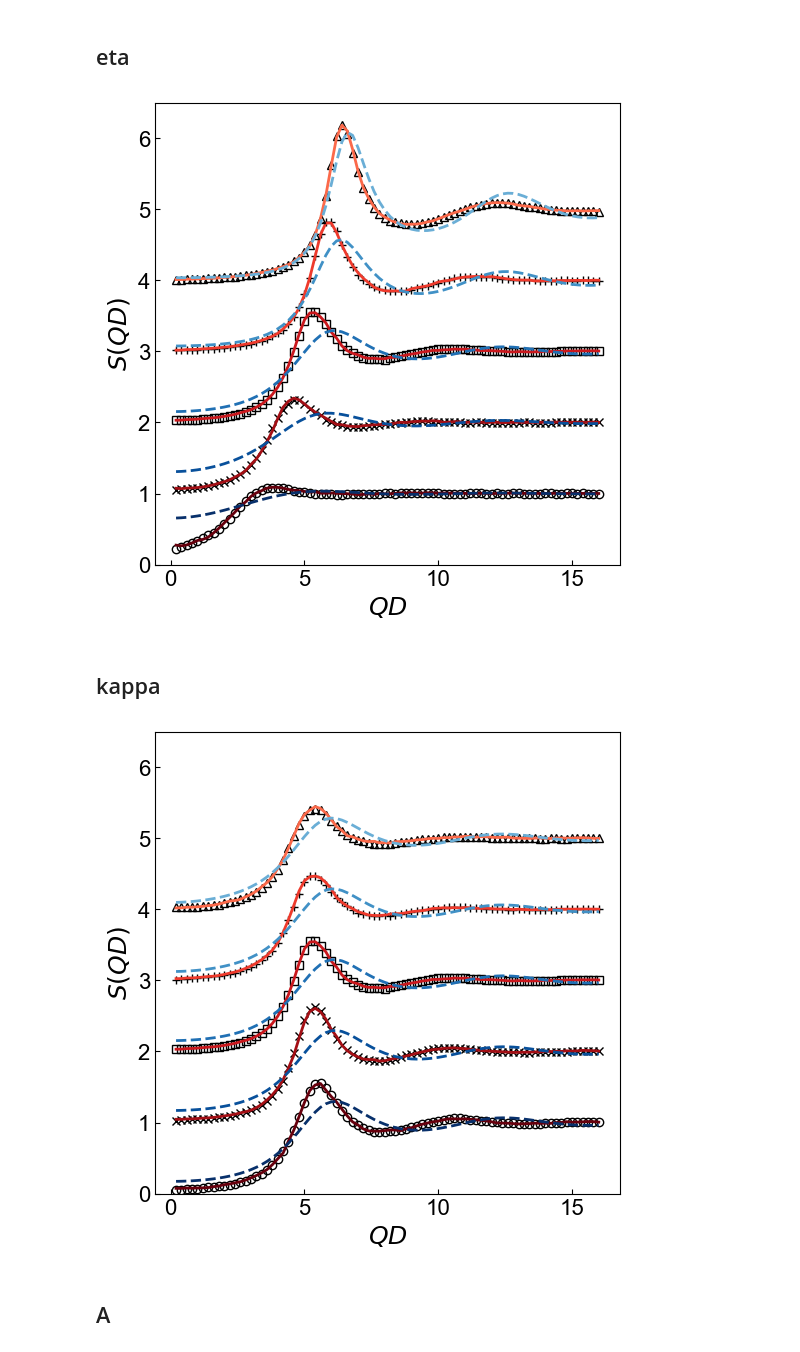
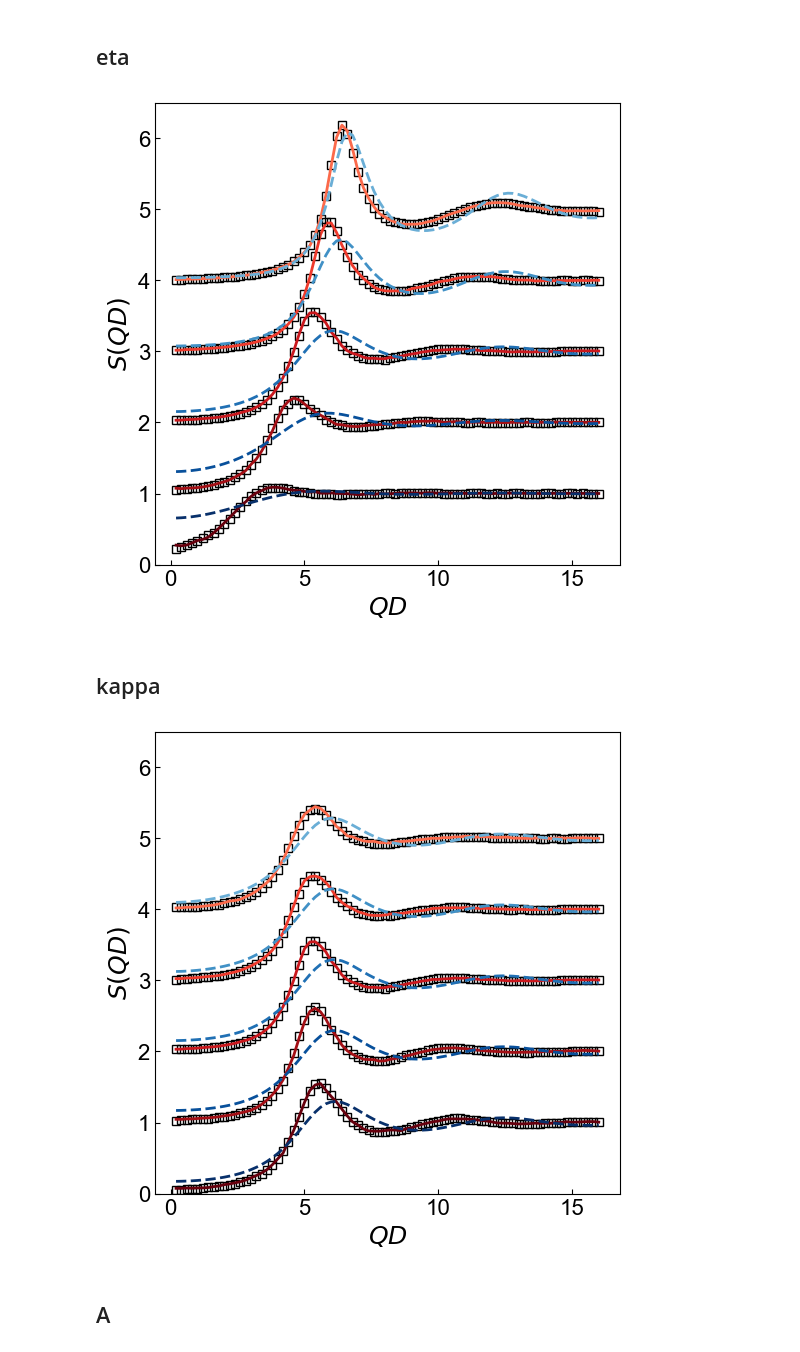
Before and after one commit to ch-tung/SQ_VAE, a Jupyter notebook: direct_param_SQ/plot_batch.ipynb, the cells around one changed output. Cells and saved outputs as stored; diff of their text form; code cells hidden in the pictures.

Commit message:
plot curve fitting results

```diff
--- a/direct_param_SQ/plot_batch.ipynb
+++ b/direct_param_SQ/plot_batch.ipynb
@@ -336,7 +336,7 @@ for i in range(len(parameters_list)):
 #     ax.plot(q,SQ_exp_GT,
 #             '-k', lw=2, label='ground truth')
     ax.plot(q,SQ_exp_GT,
-            markers[i], color='k', fillstyle='none', lw=2, label='ground truth')
+            's', color='k', fillstyle='none', lw=2, label='ground truth')
     ax.plot(q,SQ_exp_NN,
             '-', lw=2, label='NN', color=c_NN)
     ax.plot(q,SQ_exp_RMSA,
@@ -350,42 +350,42 @@ ax.set_ylim([0,6.5])
 
 plt.show()
 # %% [output]
-[figure, old version]
+[figure, new version]
 # %% [markdown]
 ## kappa
 # %%
 fig = plt.figure(figsize=(6, 6))#,dpi=192)
 ax = plt.subplot(1, 1, 1)
 
 for i in range(len(parameters_list)):
     fp_GT = dict_kappa['fp_GT_list'][i]
 
     r = (1-(fp_GT[1]-kappa_list[0])/(kappa_list[-1]-kappa_list[0]))*0.5+0.5
     c_NN = cmap_NN(r)
     c_RMSA = cmap_RMSA(r)
 
     SQ_exp_GT = dict_kappa['SQ_exp_GT_list'][i]+i
     SQ_exp_NN = SQ_NN(fp_GT)+i
     SQ_exp_RMSA = SQ_RMSA(fp_GT)+i
 
 #     ax.plot(q,SQ_exp_GT,
 #             '-k', lw=2, label='ground truth')
     ax.plot(q,SQ_exp_GT,
-            markers[i], color='k', fillstyle='none', lw=2, label='ground truth')
+            's', color='k', fillstyle='none', lw=2, label='ground truth')
     ax.plot(q,SQ_exp_NN,
             '-', lw=2, label='NN', color=c_NN)
     ax.plot(q,SQ_exp_RMSA,
             '--', lw=2, label='RMSA', color=c_RMSA)
 
 ax.set_xlabel(r'$QD$',fontsize=18)
 ax.set_ylabel(r'$S(QD)$',fontsize=18)
 ax.tick_params(direction='in', axis='both', which='both', labelsize=16)
 # ax.set_yscale('log')
 ax.set_ylim([0,6.5])
 
 plt.show()
 # %% [output]
-[figure, old version]
+[figure, new version]
 # %% [markdown]
 ## A
 # %%
```
Also changed, not shown: parts of 31 cells of this notebook, 1 other file.
